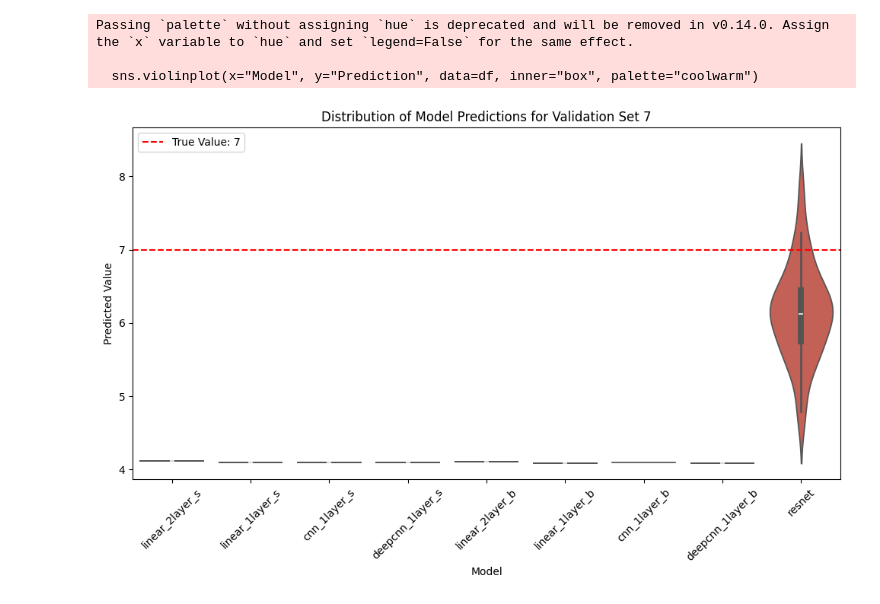
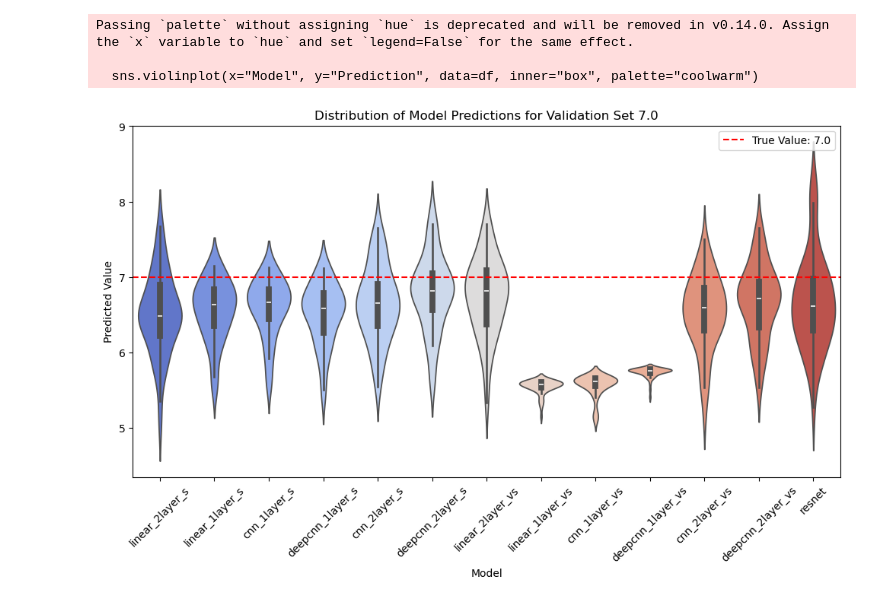
Before and after one commit to Biomedical-Imaging-Group/MolecularDiffusion_MiViT, a Jupyter notebook: train_results.ipynb, the cells around one changed output. Saved outputs shown, nothing was run; the diff lists cells and outputs as text; code cells hidden in the pictures.

Commit message:
Transformer working amen

```diff
--- a/train_results.ipynb
+++ b/train_results.ipynb
@@ -132,8 +136,14 @@ dropout = 0.0
 
 # Recreate all models
 models = get_transformer_models(patch_size, embed_dim, num_heads, hidden_dim, num_layers, dropout, name_suffix="_s")
-models_big = get_transformer_models(patch_size, embed_dim * 2, num_heads * 2, hidden_dim * 2, num_layers * 2, dropout, name_suffix="_b")
-models.update(models_big)
+#models_big = get_transformer_models(patch_size, embed_dim * 2, num_heads * 2, hidden_dim * 2, num_layers * 2, dropout, name_suffix="_b")
+#models.update(models_big)
+
+
+models_very_small = get_transformer_models(patch_size, embed_dim//2, num_heads//2, hidden_dim//2, num_layers//2, dropout,name_suffix='_vs')
+
+models.update(models_very_small)
+
 
 resnet = MultiImageLightResNet(patch_size)
 models.update({"resnet": resnet})
@@ -255,62 +281,7 @@ plot_model_predictions(models, val_videos, val_labels, chosen_label=3)
-# %%
-import matplotlib.pyplot as plt
-import seaborn as sns
-
-def plot_model_predictions_violin(models, val_videos, val_labels, chosen_label):
-    """
-    Plots a violin plot of the predictions of all models for a specific validation dataset.
-
-    Args:
-    - models (dict): Dictionary of model names and instances.
-    - val_videos (tuple): Tuple of validation video tensors.
-    - val_labels (Tensor): Corresponding labels (torch.Tensor([1, 3, 5, 7])).
-    - chosen_label (int): The validation label to visualize (must be 1, 3, 5, or 7).
-    """
-
-    # Find index of the chosen label
-    if chosen_label not in val_labels.tolist():
-        print(f"Error: Chosen label {chosen_label} not in available labels {val_labels.tolist()}")
-        return
-
-    label_idx = val_labels.tolist().index(chosen_label)
-    chosen_video = val_videos[label_idx]  # Get corresponding video
-
-    predictions = {}
-
-    # Compute predictions for each model
-    for name, model in models.items():
-        model.eval()
-        with torch.no_grad():
-            preds = model(chosen_video).squeeze().tolist()  # Get all predictions for this video
-            predictions[name] = preds  # Store as list
-
-    # Prepare data for Seaborn
-    data = []
-    for model_name, preds in predictions.items():
-        for pred in preds:
-            data.append({"Model": model_name, "Prediction": pred})
-
-    # Convert to DataFrame for easy plotting
-    import pandas as pd
-    df = pd.DataFrame(data)
-
-    # Plot violin plot
-    plt.figure(figsize=(12, 6))
-    sns.violinplot(x="Model", y="Prediction", data=df, inner="box", palette="coolwarm")
-
-    # Add reference line for true label
-    plt.axhline(y=chosen_label, color='r', linestyle='--', label=f"True Value: {chosen_label}")
-
-    plt.xlabel("Model")
-    plt.ylabel("Predicted Value")
-    plt.title(f"Distribution of Model Predictions for Validation Set {chosen_label}")
-    plt.xticks(rotation=45)
-    plt.legend()
-    plt.show()
-
-plot_model_predictions_violin(models, val_videos, val_labels, chosen_label=7)
-# %% [output]
-Passing `palette` without assigning `hue` is deprecated and will be removed in v0.14.0. Assign the `x` variable to `hue` and set `legend=False` for the same effect.
-
-  sns.violinplot(x="Model", y="Prediction", data=df, inner="box", palette="coolwarm")
-[figure, removed]
+# %%
+plot_model_predictions_violin(models, val_videos, val_labels, chosen_label=7.0)
+# %% [output]
+Passing `palette` without assigning `hue` is deprecated and will be removed in v0.14.0. Assign the `x` variable to `hue` and set `legend=False` for the same effect.
+
+  sns.violinplot(x="Model", y="Prediction", data=df, inner="box", palette="coolwarm")
+[figure, added]
```
Also changed, not shown: parts of 6 cells of this notebook, 3 other files.
